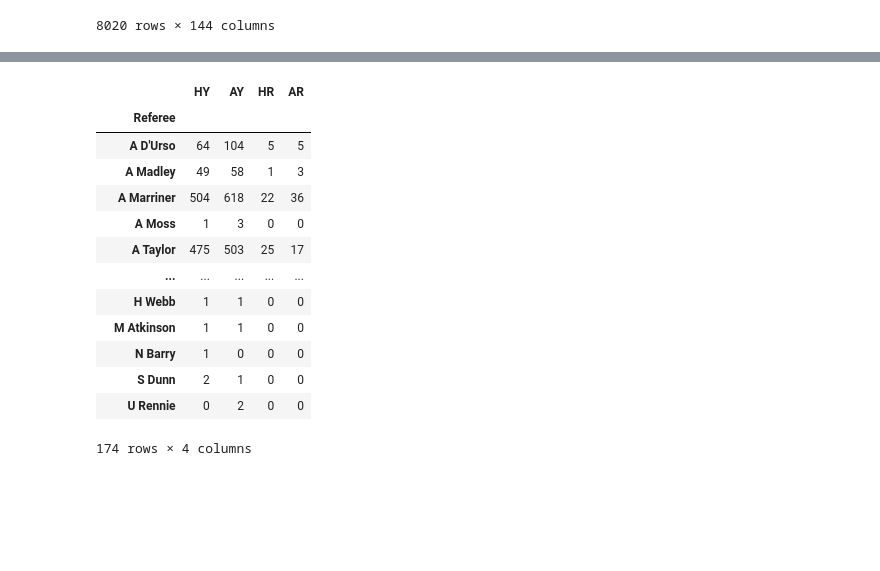
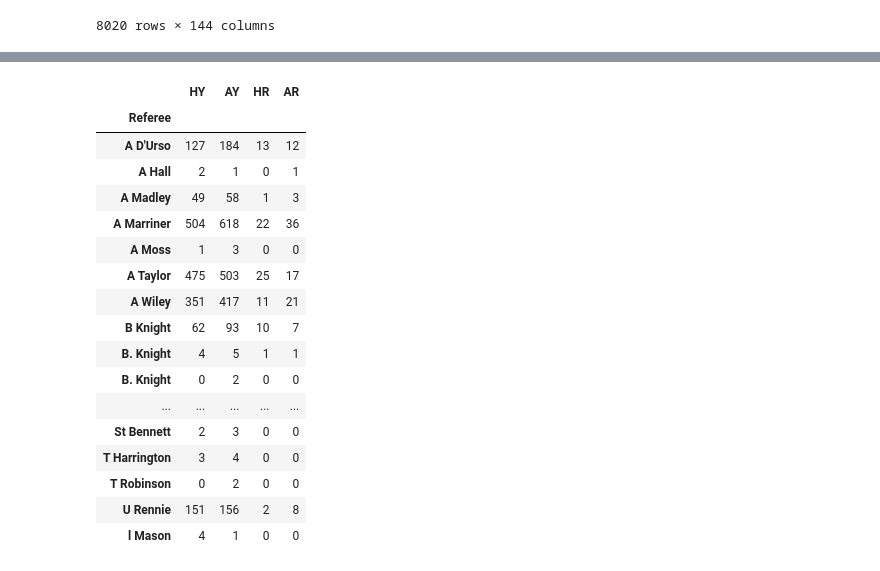
Before and after one commit to HenriRhodes/EPL_Analysis, a Jupyter notebook: EPL-notebook.ipynb, the cells around one changed output, grey strips where cells are left out. Saved outputs shown, nothing was run; the diff lists cells and outputs as text; code cells hidden in the pictures; blank space fills up the shorter version.

Commit message:
Automated CSV Concat Cleaned Refs and Dates

```diff
--- a/EPL-notebook.ipynb
+++ b/EPL-notebook.ipynb
@@ -250,30 +371,38 @@ concatenate_csv_files(r"C:\Users\henri\OneDrive\Documents\GitHub\Projects\EPL_An
 # %%
+
+
+
 #rather than writing out all that python lets define a function to drop the right columns create totals and create averages across the datasets
 def filtering_columns_and_grouping_by(dataframe,columns_to_keep,group_by,aggregation):
     dataframe_filtered = dataframe[columns_to_keep]
     if aggregation == 'sum' or aggregation == 'Sum':
         grouped_filtered_dataframe = dataframe_filtered.groupby(group_by).sum()
     elif aggregation == 'avg' or aggregation == 'AVG' or aggregation == 'Avg':
         grouped_filtered_dataframe = dataframe_filtered.groupby(group_by).avg()
     else:
         raise ValueError("Error please input sum or Avg")
     return grouped_filtered_dataframe
 
-filtering_columns_and_grouping_by(concatenate_csv_files(r"C:\Users\henri\OneDrive\Documents\GitHub\Projects\EPL_Analysis\Season_Datasets")
+DF = filtering_columns_and_grouping_by(df
                                   ,['Referee', 'HY', 'AY', 'HR', 'AR']
                                   ,'Referee','sum')
+DF
 # %% [output]
 |  | HY | AY | HR | AR |
 | Referee |  |  |  |  |
-| A D'Urso | 64 | 104 | 5 | 5 |
+| A D'Urso | 127 | 184 | 13 | 12 |
+| A Hall | 2 | 1 | 0 | 1 |
 | A Madley | 49 | 58 | 1 | 3 |
 | A Marriner | 504 | 618 | 22 | 36 |
 | A Moss | 1 | 3 | 0 | 0 |
 | A Taylor | 475 | 503 | 25 | 17 |
+| A Wiley | 351 | 417 | 11 | 21 |
+| B Knight | 62 | 93 | 10 | 7 |
+| B. Knight | 4 | 5 | 1 | 1 |
+| B. Knight | 0 | 2 | 0 | 0 |
 | ... | ... | ... | ... | ... |
-| ﾠH Webb | 1 | 1 | 0 | 0 |
-| ﾠM Atkinson | 1 | 1 | 0 | 0 |
-| ﾠN Barry | 1 | 0 | 0 | 0 |
-| ﾠS Dunn | 2 | 1 | 0 | 0 |
-| ﾠU Rennie | 0 | 2 | 0 | 0 |
+| St Bennett | 2 | 3 | 0 | 0 |
+| T Harrington | 3 | 4 | 0 | 0 |
+| T Robinson | 0 | 2 | 0 | 0 |
+| U Rennie | 151 | 156 | 2 | 8 |
+| l Mason | 4 | 1 | 0 | 0 |
-174 rows × 4 columns
```
Also changed, not shown: parts of 6 cells of this notebook, 2 other files.
